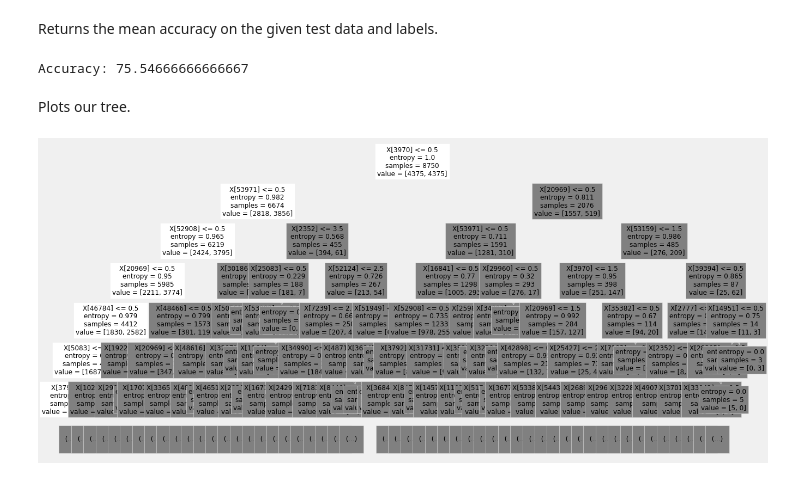
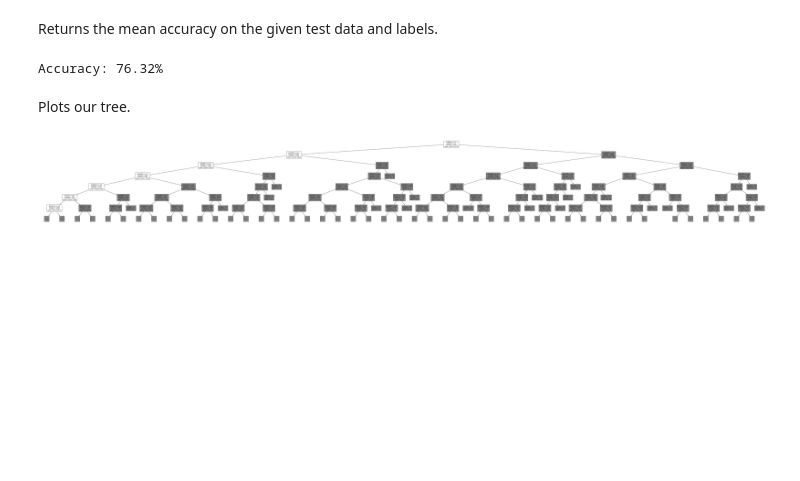
Before and after one commit to rynB2/AI, a Jupyter notebook: sentiment_analysis.ipynb, the cells around one changed output. Saved outputs shown, nothing was run; the diff lists cells and outputs as text; code cells hidden in the pictures; blank space fills up the shorter version.

```diff
--- a/sentiment_analysis.ipynb
+++ b/sentiment_analysis.ipynb
@@ -171,4 +163,4 @@ The first line initialises the vectorizer, the second learns the vocabulary and
 # %%
-vectorizer = CountVectorizer()
+vectorizer = CountVectorizer(stop_words= stopwords_set)
 sentences_as_bag_of_words = vectorizer.fit_transform(df_str_subset)
 # %% [markdown]
@@ -207,14 +185,14 @@ tree = DecisionTreeClassifier(criterion = 'entropy').fit(train_sentences,train_l
 Returns the mean accuracy on the given test data and labels.
 # %%
 accuracy = tree.score(test_sentences,test_labels)*100
-print("Accuracy: {}".format(accuracy))
+print("Accuracy: {}%".format(accuracy))
 # %% [output]
-Accuracy: 75.54666666666667
+Accuracy: 76.32%
 # %% [markdown]
 Plots our tree.
 # %%
-fig, ax = plt.subplots(figsize=(20, 10))
-tr.plot_tree(tree, max_depth=6, fontsize=12)
+fig, ax = plt.subplots(figsize=(100, 12))
+tr.plot_tree(tree, max_depth=6, fontsize=10)
 plt.show()
 # %% [output]
-[figure, old version]
+[figure, new version]
```
Also changed, not shown: parts of 9 cells of this notebook.
